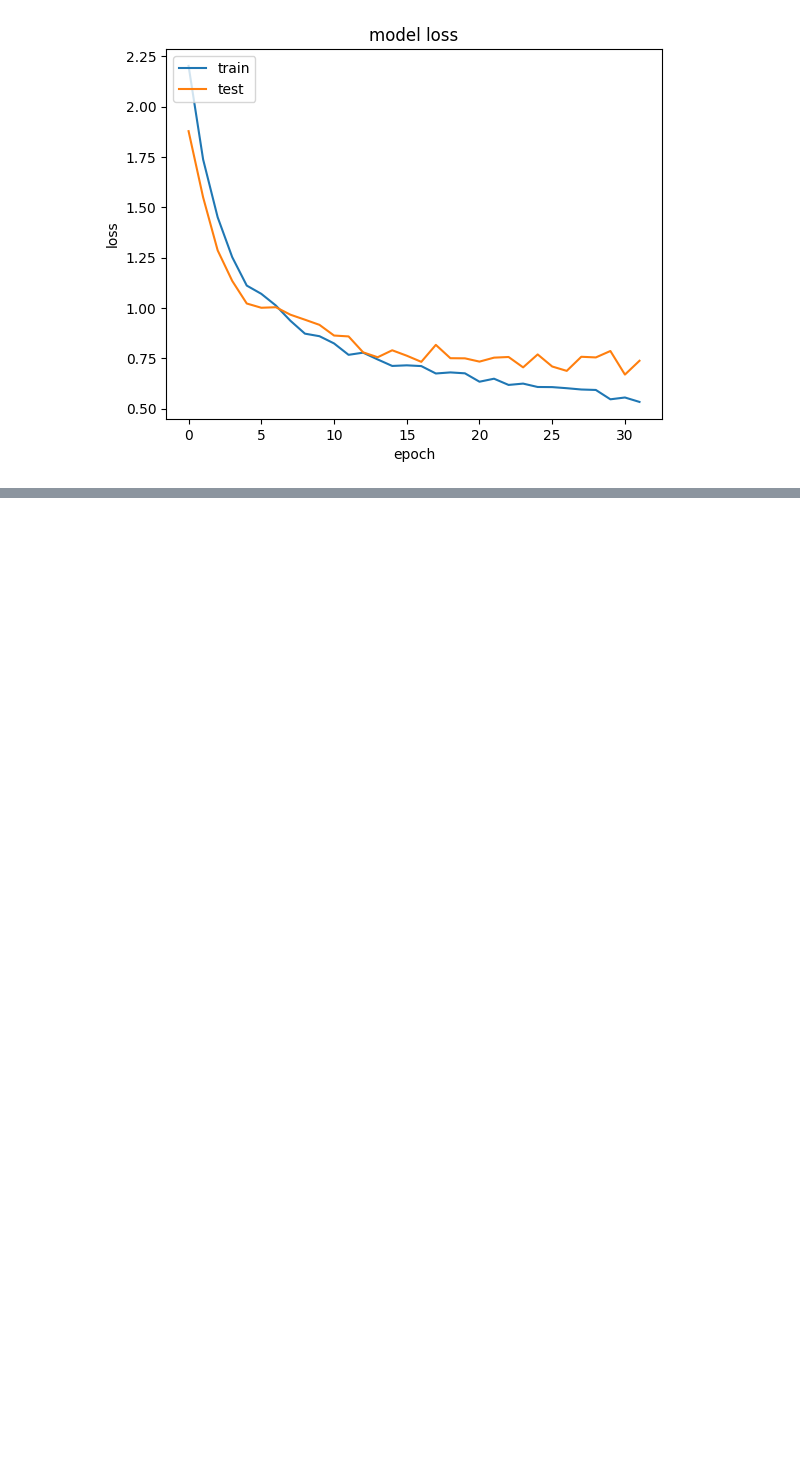
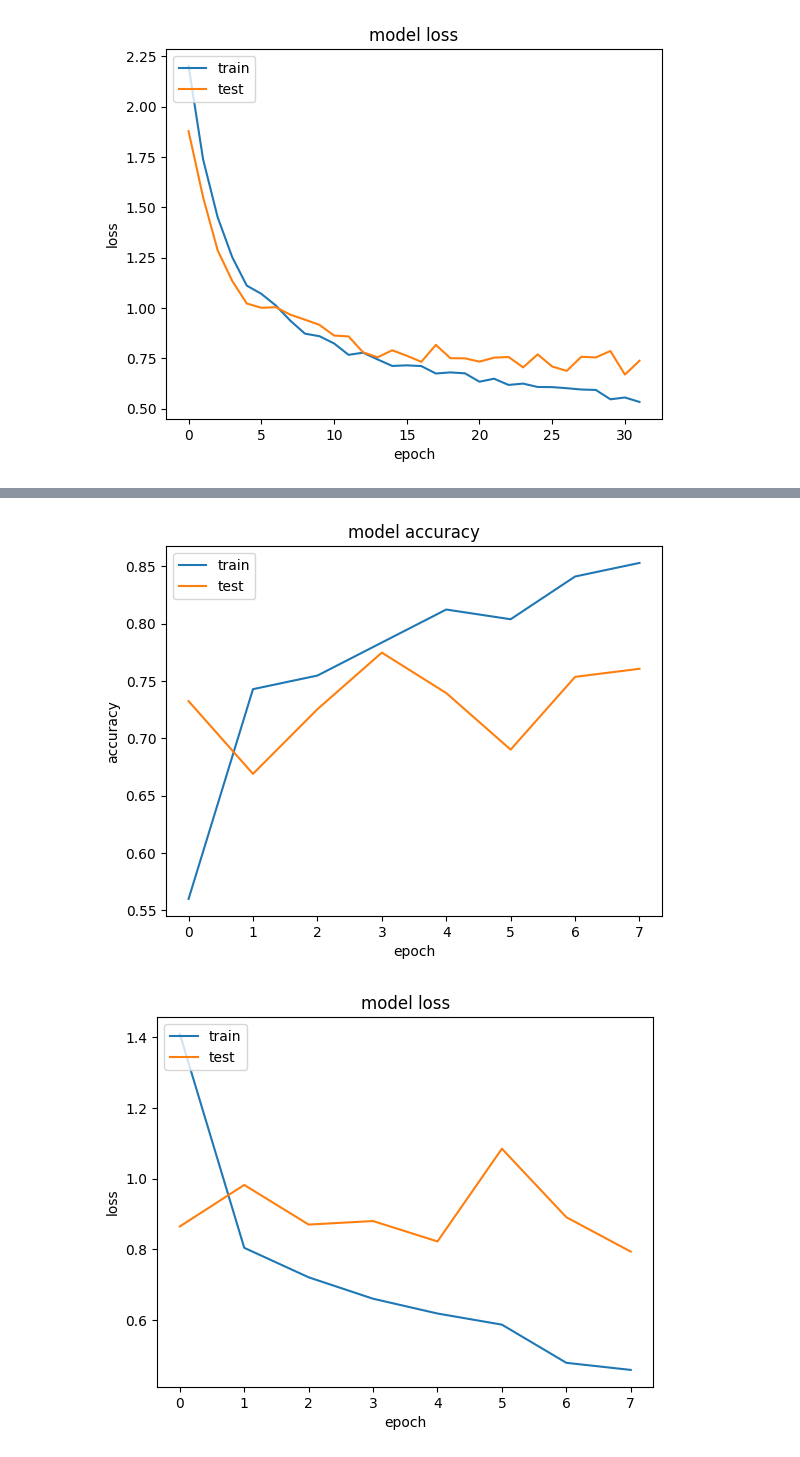
Before and after one commit to Edwin-Jaya/flower-image-classification, a Jupyter notebook: preprocessing.ipynb, the cells around one changed output, grey strips where cells are left out. Saved outputs shown, nothing was run; the diff lists cells and outputs as text; code cells hidden in the pictures; blank space fills up the shorter version.

```diff
--- a/preprocessing.ipynb
+++ b/preprocessing.ipynb
@@ -517,0 +517,13 @@ model_5.save('flower-classifier.h5')
+# %%
+train_gen_1 = train_datagen.flow_from_directory(
+    train_path,
+    batch_size=1,
+    target_size=(150,150),
+    class_mode="categorical"
+)
+test_gen_1 = train_datagen.flow_from_directory(
+    validation_path,
+    batch_size=1,
+    target_size=(150,150),
+    class_mode="categorical"
+)
@@ -517,0 +533,6 @@ model_5.save('flower-classifier.h5')
+# %%
+model_6 = tensorflow.keras.Sequential([
+    pretrained_model,
+    tensorflow.keras.layers.GlobalAveragePooling2D(),
+    tensorflow.keras.layers.Dense(10, activation="Softmax")
+])
@@ -517,0 +542,8 @@ model_5.save('flower-classifier.h5')
+# %%
+history_6 = model_6.fit(
+    train_gen_1,
+    validation_data=test_gen_1,
+    epochs=50,
+    verbose=1,
+    callbacks=[callbacks]
+)
@@ -517,0 +568,5 @@ model_5.save('flower-classifier.h5')
+# %%
+create_plt(history_6)
+# %% [output]
+[figure, added]
+[figure, added]
```
Also changed, not shown: parts of 15 cells of this notebook, 2 other files.
